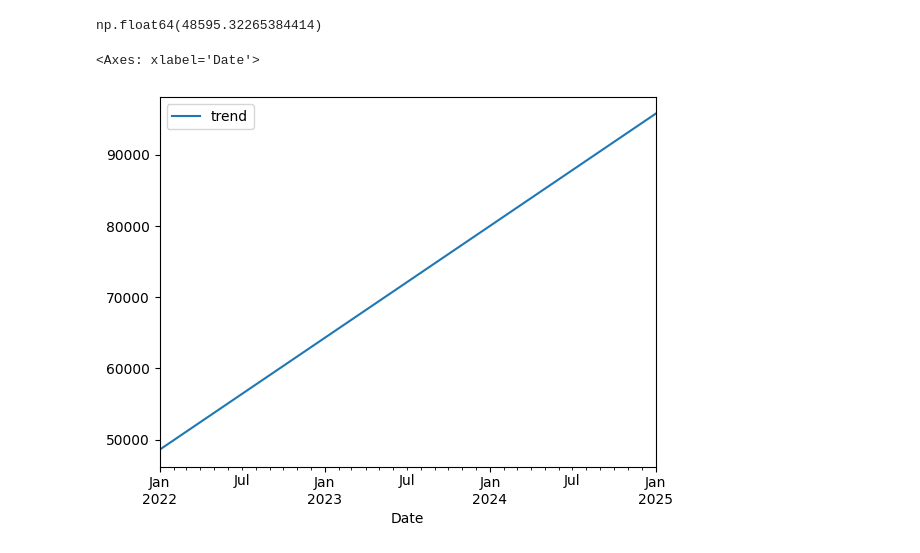
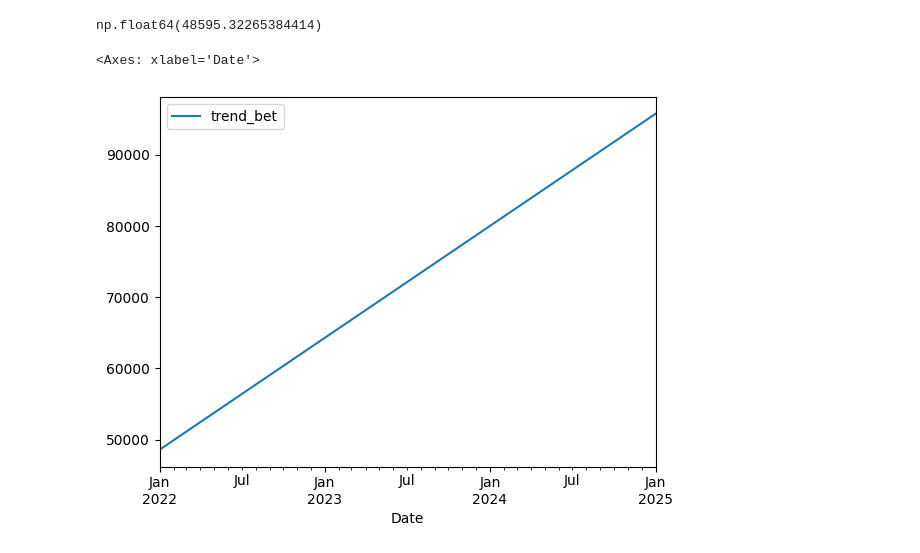
Before and after one commit to TrR1s/DS_examples, a Jupyter notebook: ets.ipynb, the cells around one changed output. Cells and saved outputs as stored; diff of their text form; code cells hidden in the pictures.

```diff
--- a/ets.ipynb
+++ b/ets.ipynb
@@ -109,8 +111,8 @@ np.float64(48595.32265384414)
 # %%
 casino_fig['trend_bet']= slope*casino_fig.index+intercept
 # %%
-casino_fig.plot(x="Date", y ="trend")
+casino_fig.plot(x="Date", y ="trend_bet")
 # %% [output]
 <Axes: xlabel='Date'>
-[figure, old version]
+[figure, new version]
 # %%
```
Also changed, not shown: parts of 21 cells of this notebook.
